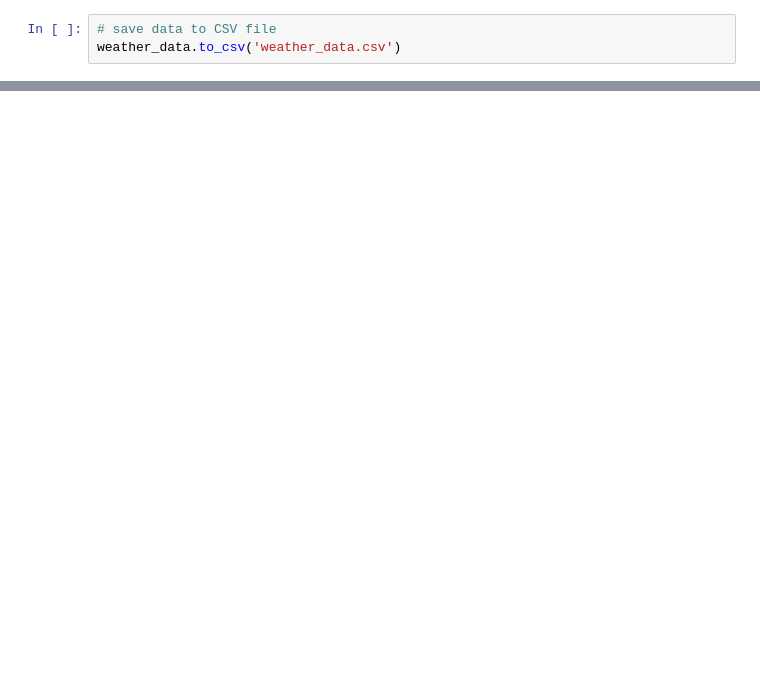
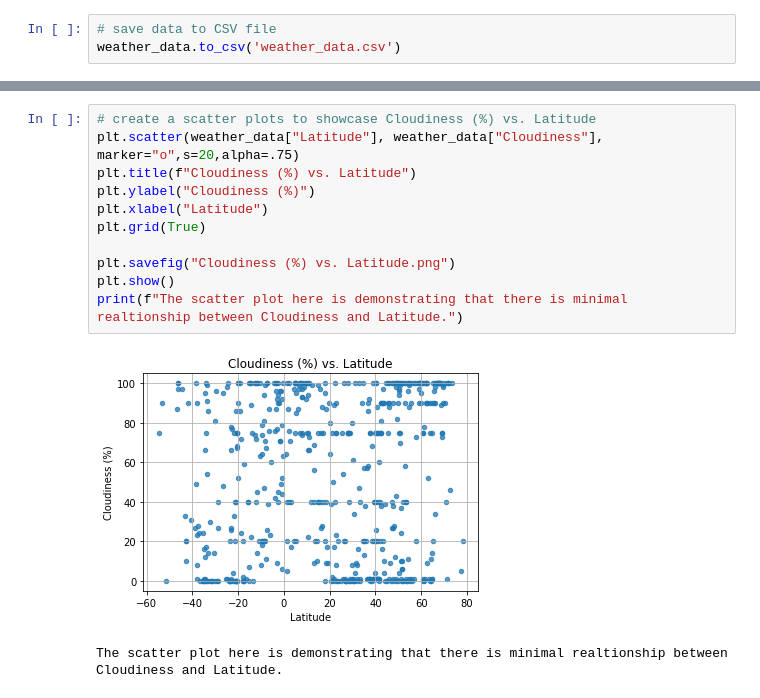
Before and after one commit to JBC78/python-api-challenge, a Jupyter notebook: WeatherPy/WeatherPy.ipynb, the cells around one changed output, grey strips where cells are left out. Saved outputs shown, nothing was run; the diff lists cells and outputs as text; blank space fills up the shorter version.

```diff
--- a/WeatherPy/WeatherPy.ipynb
+++ b/WeatherPy/WeatherPy.ipynb
@@ -160,0 +165,14 @@ plt.show()
+# %%
+# create a scatter plots to showcase Cloudiness (%) vs. Latitude
+plt.scatter(weather_data["Latitude"], weather_data["Cloudiness"], marker="o",s=20,alpha=.75)
+plt.title(f"Cloudiness (%) vs. Latitude")
+plt.ylabel("Cloudiness (%)")
+plt.xlabel("Latitude")
+plt.grid(True)
+
+plt.savefig("Cloudiness (%) vs. Latitude.png")
+plt.show()
+print(f"The scatter plot here is demonstrating that there is minimal realtionship between Cloudiness and Latitude.")
+# %% [output]
+[figure, added]
+The scatter plot here is demonstrating that there is minimal realtionship between Cloudiness and Latitude.
```
Also changed, not shown: parts of 18 cells of this notebook, 15 other files.
